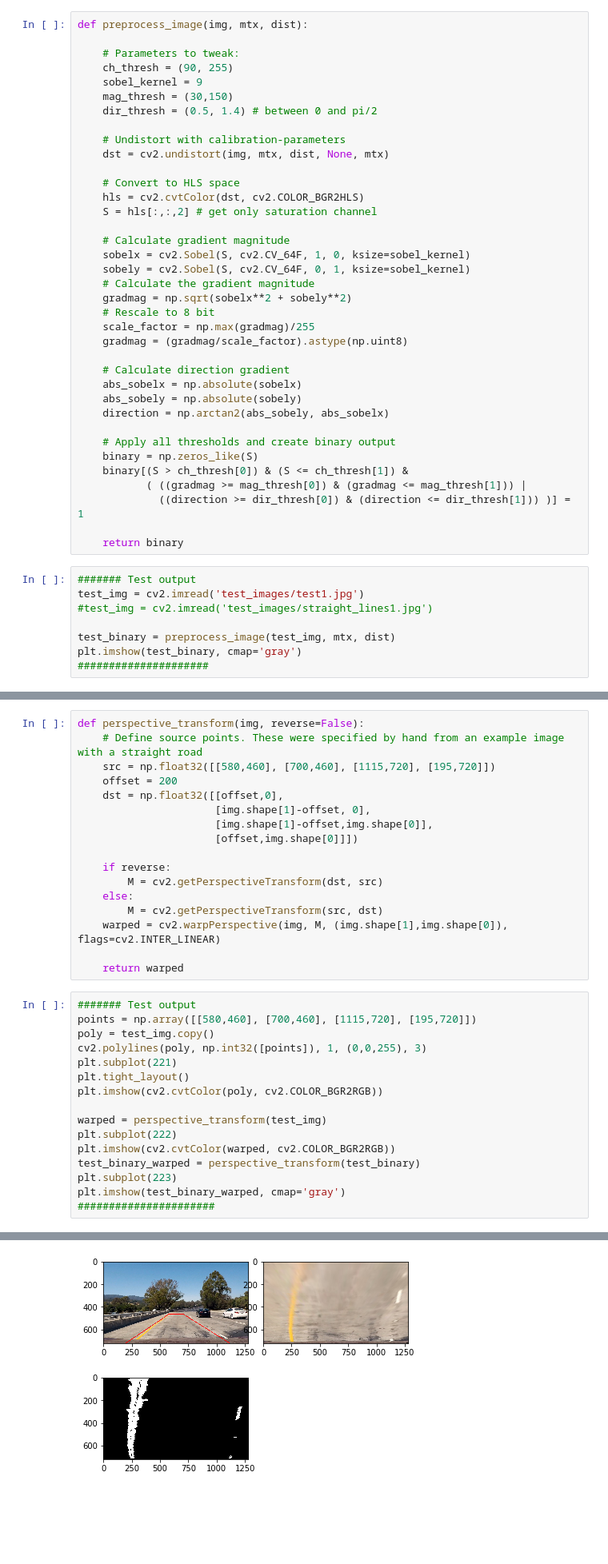
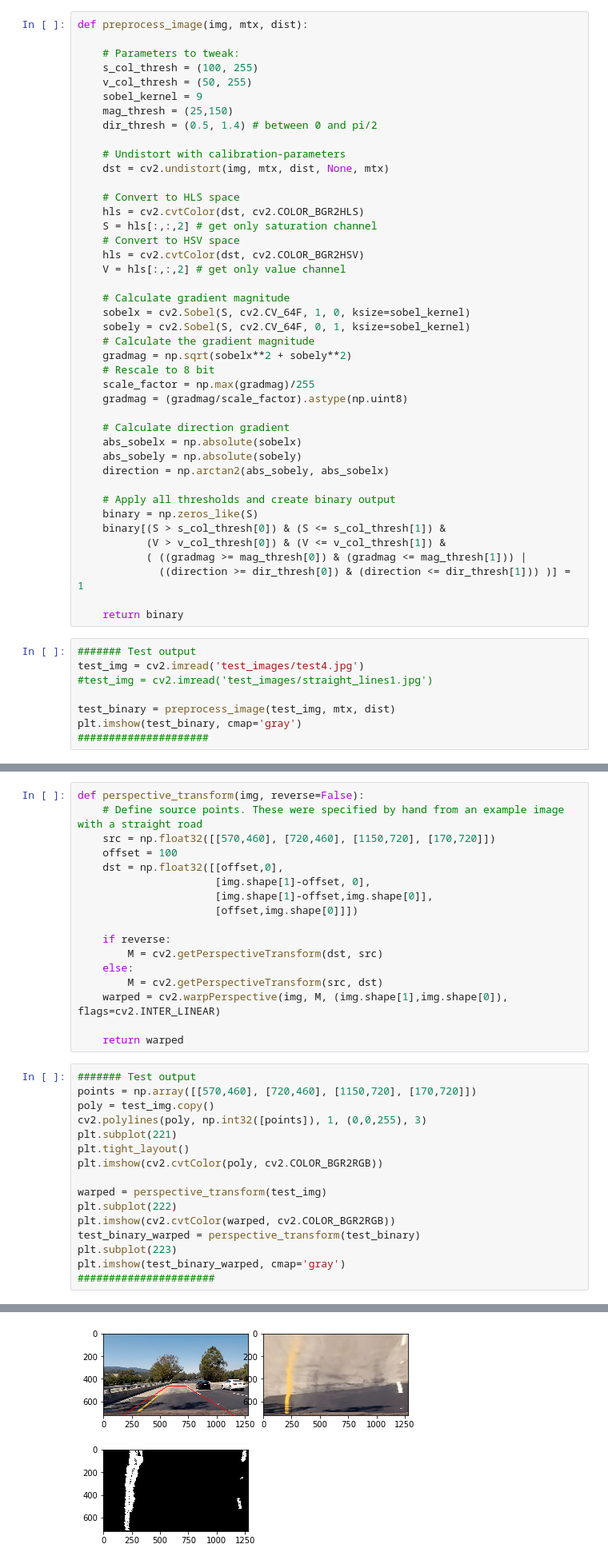
Before and after one commit to AndiChris/project_4_advanced_lane_finding, a Jupyter notebook: code.ipynb, the cells around one changed output, grey strips where cells are left out. Shown at 80% size. Cells and saved outputs as stored; diff of their text form; blank space fills up the shorter version.

```diff
--- a/code.ipynb
+++ b/code.ipynb
@@ -64,9 +64,10 @@ First generate a binary image based on color-threholds after HLS convertion foll
 def preprocess_image(img, mtx, dist):
 
     # Parameters to tweak:
-    ch_thresh = (90, 255)
+    s_col_thresh = (100, 255)
+    v_col_thresh = (50, 255)
     sobel_kernel = 9
-    mag_thresh = (30,150)
+    mag_thresh = (25,150)
     dir_thresh = (0.5, 1.4) # between 0 and pi/2
 
     # Undistort with calibration-parameters
@@ -75,6 +76,9 @@ def preprocess_image(img, mtx, dist):
     # Convert to HLS space
     hls = cv2.cvtColor(dst, cv2.COLOR_BGR2HLS)
     S = hls[:,:,2] # get only saturation channel
+    # Convert to HSV space
+    hls = cv2.cvtColor(dst, cv2.COLOR_BGR2HSV)
+    V = hls[:,:,2] # get only value channel
 
     # Calculate gradient magnitude
     sobelx = cv2.Sobel(S, cv2.CV_64F, 1, 0, ksize=sobel_kernel)
@@ -92,14 +96,15 @@ def preprocess_image(img, mtx, dist):
 
     # Apply all thresholds and create binary output
     binary = np.zeros_like(S)
-    binary[(S > ch_thresh[0]) & (S <= ch_thresh[1]) &
+    binary[(S > s_col_thresh[0]) & (S <= s_col_thresh[1]) &
+           (V > v_col_thresh[0]) & (V <= v_col_thresh[1]) &
            ( ((gradmag >= mag_thresh[0]) & (gradmag <= mag_thresh[1])) |
              ((direction >= dir_thresh[0]) & (direction <= dir_thresh[1])) )] = 1
 
     return binary
 # %%
 ####### Test output
-test_img = cv2.imread('test_images/test1.jpg')
+test_img = cv2.imread('test_images/test4.jpg')
 #test_img = cv2.imread('test_images/straight_lines1.jpg')
 
 test_binary = preprocess_image(test_img, mtx, dist)
@@ -115,8 +120,8 @@ Seccond apply a perspective transform. Lane lines are better extracted from the
 # %%
 def perspective_transform(img, reverse=False):
     # Define source points. These were specified by hand from an example image with a straight road
-    src = np.float32([[580,460], [700,460], [1115,720], [195,720]])
-    offset = 200
+    src = np.float32([[570,460], [720,460], [1150,720], [170,720]])
+    offset = 100
     dst = np.float32([[offset,0],
                       [img.shape[1]-offset, 0],
                       [img.shape[1]-offset,img.shape[0]],
@@ -131,23 +136,23 @@ def perspective_transform(img, reverse=False):
     return warped
 # %%
 ####### Test output
-points = np.array([[580,460], [700,460], [1115,720], [195,720]])
+points = np.array([[570,460], [720,460], [1150,720], [170,720]])
 poly = test_img.copy()
 cv2.polylines(poly, np.int32([points]), 1, (0,0,255), 3)
 plt.subplot(221)
 plt.tight_layout()
 plt.imshow(cv2.cvtColor(poly, cv2.COLOR_BGR2RGB))
 
 warped = perspective_transform(test_img)
 plt.subplot(222)
 plt.imshow(cv2.cvtColor(warped, cv2.COLOR_BGR2RGB))
 test_binary_warped = perspective_transform(test_binary)
 plt.subplot(223)
 plt.imshow(test_binary_warped, cmap='gray')
 ######################
 # %% [output]
 <matplotlib.image.AxesImage at 0x...>
-[figure, old version]
+[figure, new version]
 # %% [markdown]
 # Step 4: Finding Lane Pixels
 # %%
```
Also changed, not shown: parts of 16 cells of this notebook, 1 other file.
